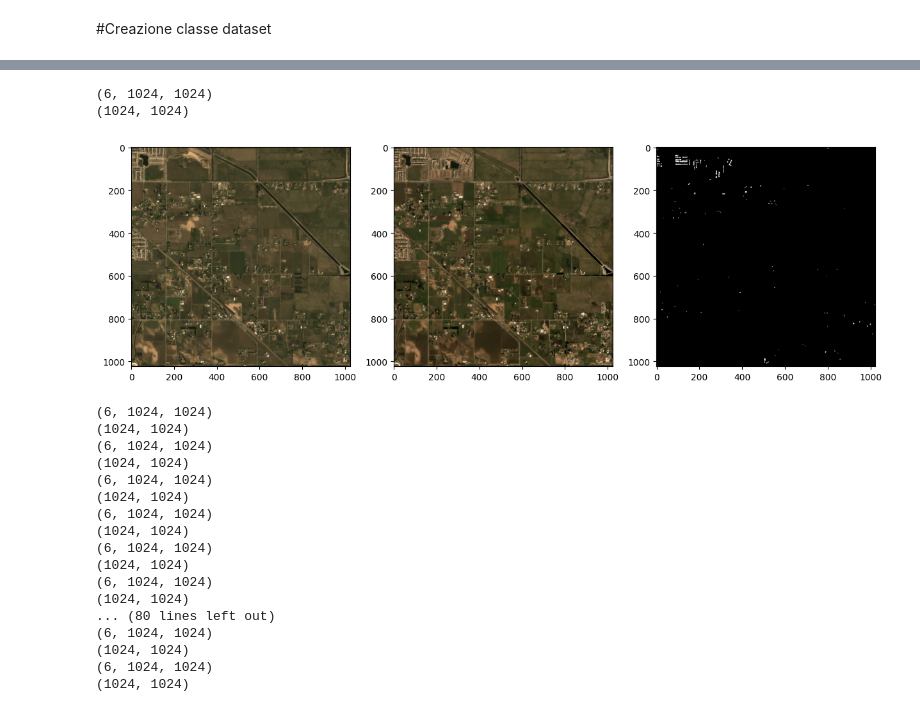
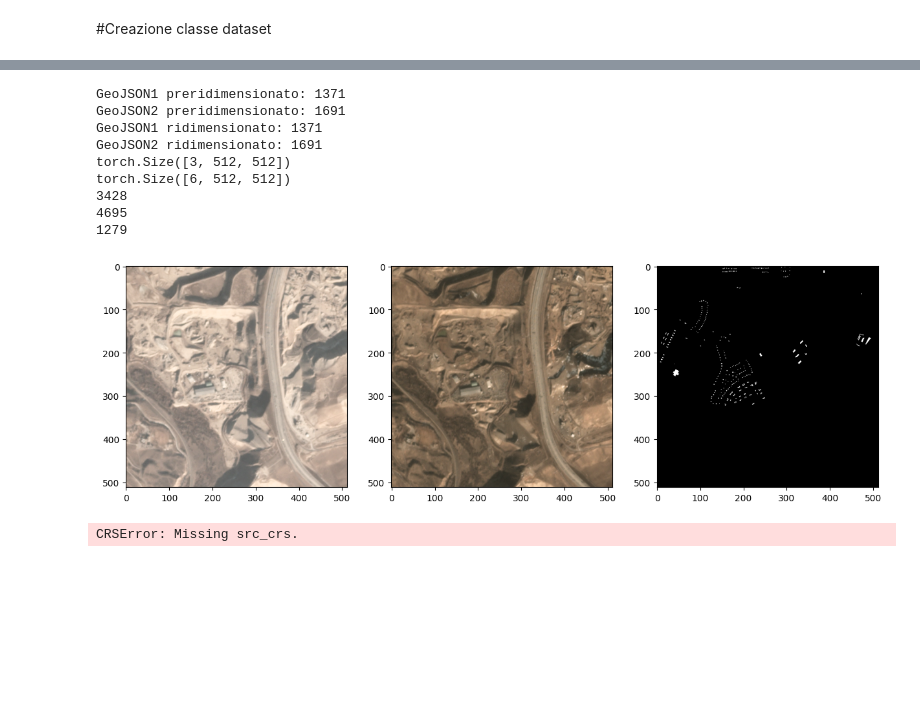
Before and after one commit to mattia9203/progetto_lab_ia, a Jupyter notebook: Dataset.ipynb, the cells around one changed output, grey strips where cells are left out. Saved outputs shown, nothing was run; the diff lists cells and outputs as text; code cells hidden in the pictures; blank space fills up the shorter version.

```diff
--- a/Dataset.ipynb
+++ b/Dataset.ipynb
@@ -192,38 +246,33 @@ KeyboardInterrupt:
 # %%
 import matplotlib.pyplot as plt
 
 def show_sample(images, masks):
     fig, ax = plt.subplots(1, 3, figsize=(15, 5))
     ax[0].imshow(torch.from_numpy(images[:3].astype(np.int32)).permute(1, 2, 0))  # Prima immagine
     ax[1].imshow(torch.from_numpy(images[3:].astype(np.int32)).permute(1, 2, 0))  # Seconda immagine
     ax[2].imshow(torch.from_numpy(masks), cmap='gray')  # Maschera
     plt.show()
 
 # Ottieni un campione dal dataset
-images, masks = train_dataset[5]
+images, masks = train_dataset[0]
 show_sample(images, masks)
 # %% [output]
-(6, 1024, 1024)
-(1024, 1024)
+GeoJSON1 preridimensionato: 1371
+GeoJSON2 preridimensionato: 1691
+GeoJSON1 ridimensionato: 1371
+GeoJSON2 ridimensionato: 1691
+torch.Size([3, 512, 512])
+torch.Size([6, 512, 512])
+3428
+4695
+1279
-[figure, old version]
+[figure, new version]
 # %%
-for zone in range(0,len(train_dataset.zones)):
+for zone in range(0,len(train_dataset)):
   train_dataset[zone]
+for zone in range(0,len(val_dataset)):
+  val_dataset[zone]
+for zone in range(0,len(test_dataset)):
+  test_dataset[zone]
 # %% [output]
-(6, 1024, 1024)
-(1024, 1024)
-(6, 1024, 1024)
-(1024, 1024)
-(6, 1024, 1024)
-(1024, 1024)
-(6, 1024, 1024)
-(1024, 1024)
-(6, 1024, 1024)
-(1024, 1024)
-(6, 1024, 1024)
-(1024, 1024)
-... (80 lines left out)
-(6, 1024, 1024)
-(1024, 1024)
-(6, 1024, 1024)
-(1024, 1024)
+CRSError: Missing src_crs.
```
Also changed, not shown: parts of 4 cells of this notebook, 2 other files.
